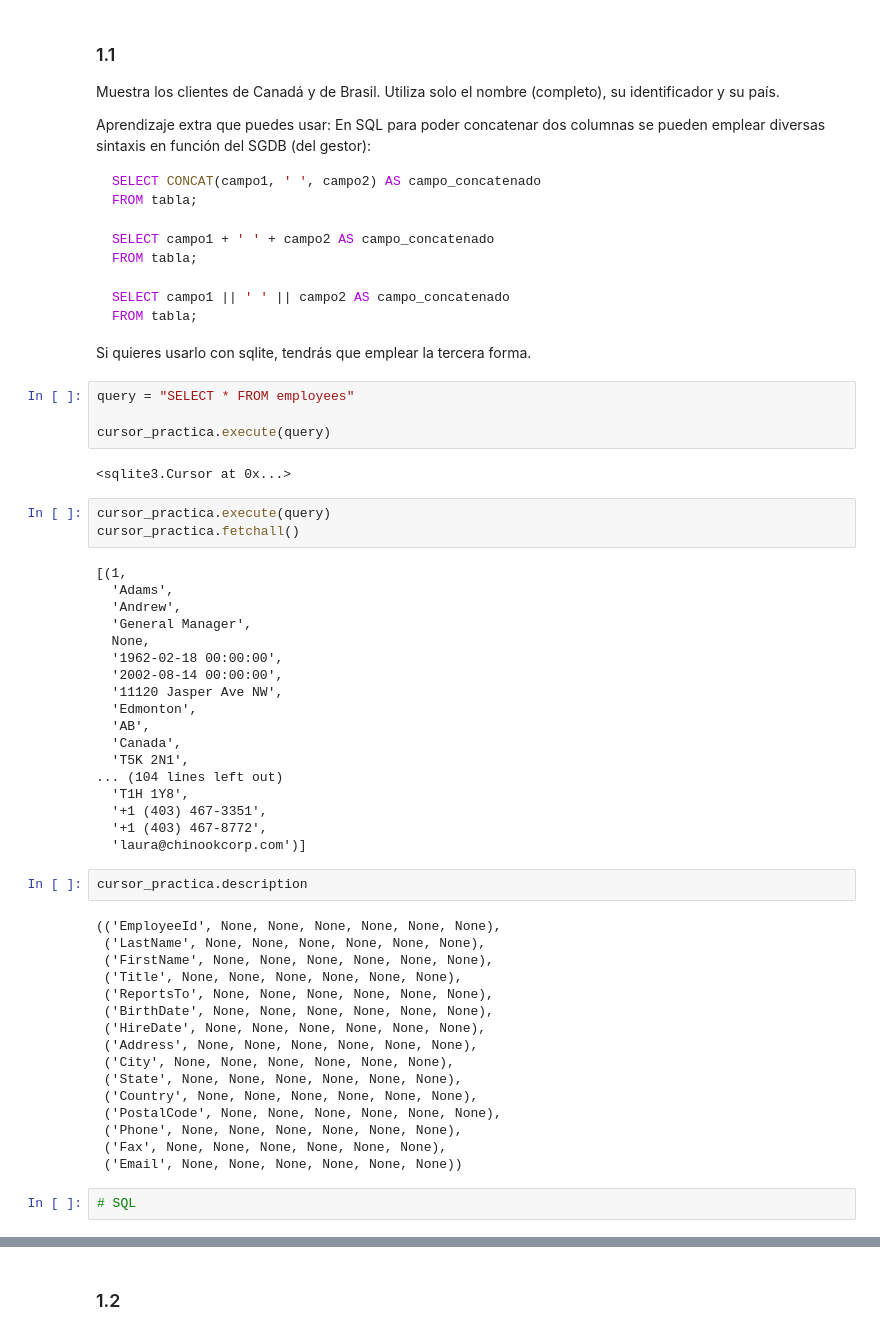
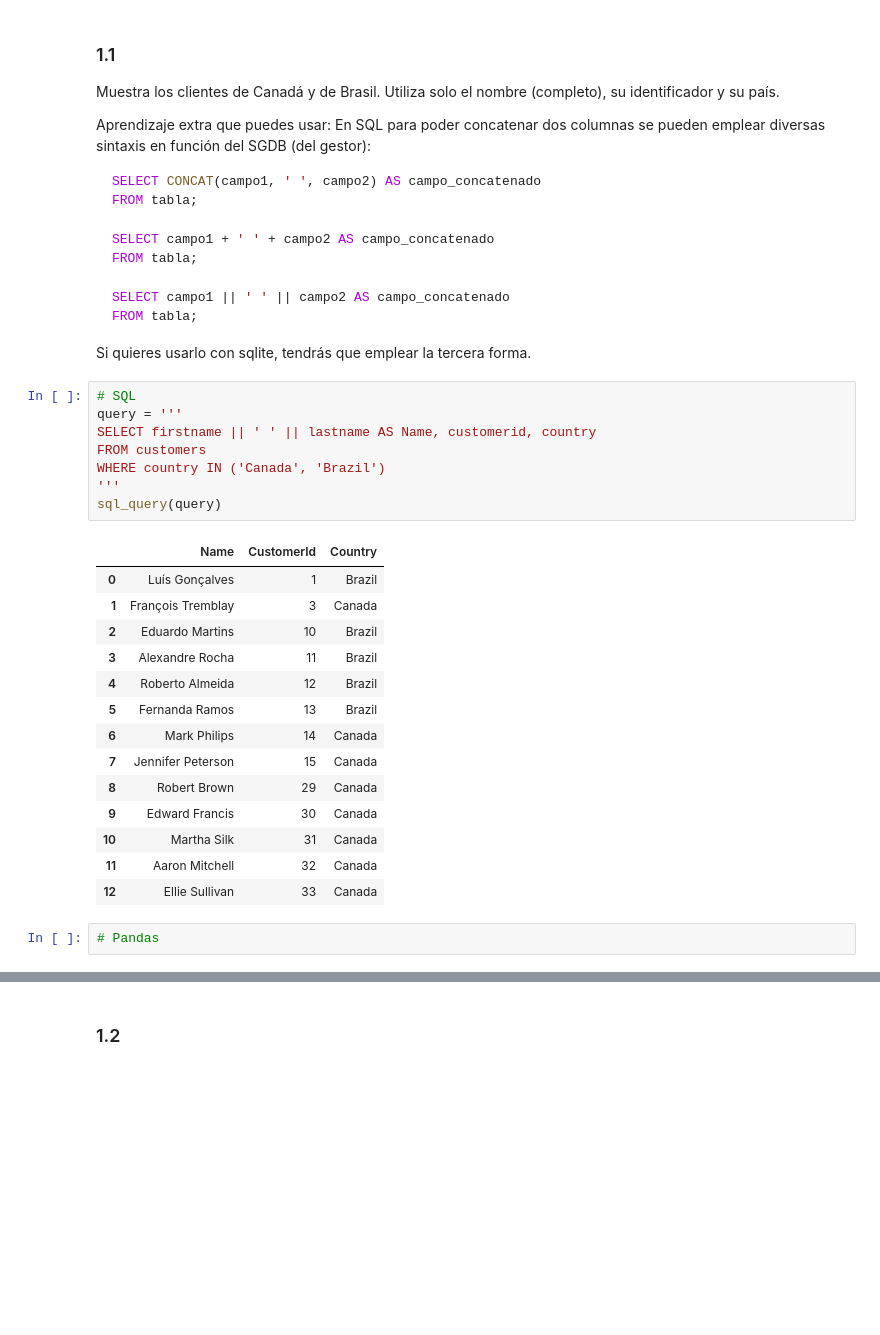
Before and after one commit to luisARC18/ONLINE_DS_THEBRIDGE_Luis-antonio-ramirez, a Jupyter notebook: 18_Practica_Obligatoria_SQL.ipynb, the cells around one changed output, grey strips where cells are left out. Cells and saved outputs as stored; diff of their text form; blank space fills up the shorter version.

````diff
--- a/18_Practica_Obligatoria_SQL.ipynb
+++ b/18_Practica_Obligatoria_SQL.ipynb
@@ -52,50 +58,28 @@ FROM tabla;
 ```
 
 Si quieres usarlo con sqlite, tendrás que emplear la tercera forma.
-# %%
-query = "SELECT * FROM employees"
-
-cursor_practica.execute(query)
-# %% [output]
-<sqlite3.Cursor at 0x...>
-# %%
-cursor_practica.execute(query)
-cursor_practica.fetchall()
-# %% [output]
-[(1,
-  'Adams',
-  'Andrew',
-  'General Manager',
-  None,
-  '1962-02-18 00:00:00',
-  '2002-08-14 00:00:00',
-  '11120 Jasper Ave NW',
-  'Edmonton',
-  'AB',
-  'Canada',
-  'T5K 2N1',
-... (104 lines left out)
-  'T1H 1Y8',
-  '+1 (403) 467-3351',
-  '+1 (403) 467-8772',
-  'laura@chinookcorp.com')]
-# %%
-cursor_practica.description
-# %% [output]
-(('EmployeeId', None, None, None, None, None, None),
- ('LastName', None, None, None, None, None, None),
- ('FirstName', None, None, None, None, None, None),
- ('Title', None, None, None, None, None, None),
- ('ReportsTo', None, None, None, None, None, None),
- ('BirthDate', None, None, None, None, None, None),
- ('HireDate', None, None, None, None, None, None),
- ('Address', None, None, None, None, None, None),
- ('City', None, None, None, None, None, None),
- ('State', None, None, None, None, None, None),
- ('Country', None, None, None, None, None, None),
- ('PostalCode', None, None, None, None, None, None),
- ('Phone', None, None, None, None, None, None),
- ('Fax', None, None, None, None, None, None),
- ('Email', None, None, None, None, None, None))
+# %%
+# SQL
+query = '''
+SELECT firstname || ' ' || lastname AS Name, customerid, country
+FROM customers
+WHERE country IN ('Canada', 'Brazil')
+'''
+sql_query(query)
+# %% [output]
+|  | Name | CustomerId | Country |
+| 0 | Luís Gonçalves | 1 | Brazil |
+| 1 | François Tremblay | 3 | Canada |
+| 2 | Eduardo Martins | 10 | Brazil |
+| 3 | Alexandre Rocha | 11 | Brazil |
+| 4 | Roberto Almeida | 12 | Brazil |
+| 5 | Fernanda Ramos | 13 | Brazil |
+| 6 | Mark Philips | 14 | Canada |
+| 7 | Jennifer Peterson | 15 | Canada |
+| 8 | Robert Brown | 29 | Canada |
+| 9 | Edward Francis | 30 | Canada |
+| 10 | Martha Silk | 31 | Canada |
+| 11 | Aaron Mitchell | 32 | Canada |
+| 12 | Ellie Sullivan | 33 | Canada |
 # %%
-# SQL
+# Pandas
````
Also changed, not shown: parts of 12 cells of this notebook.
